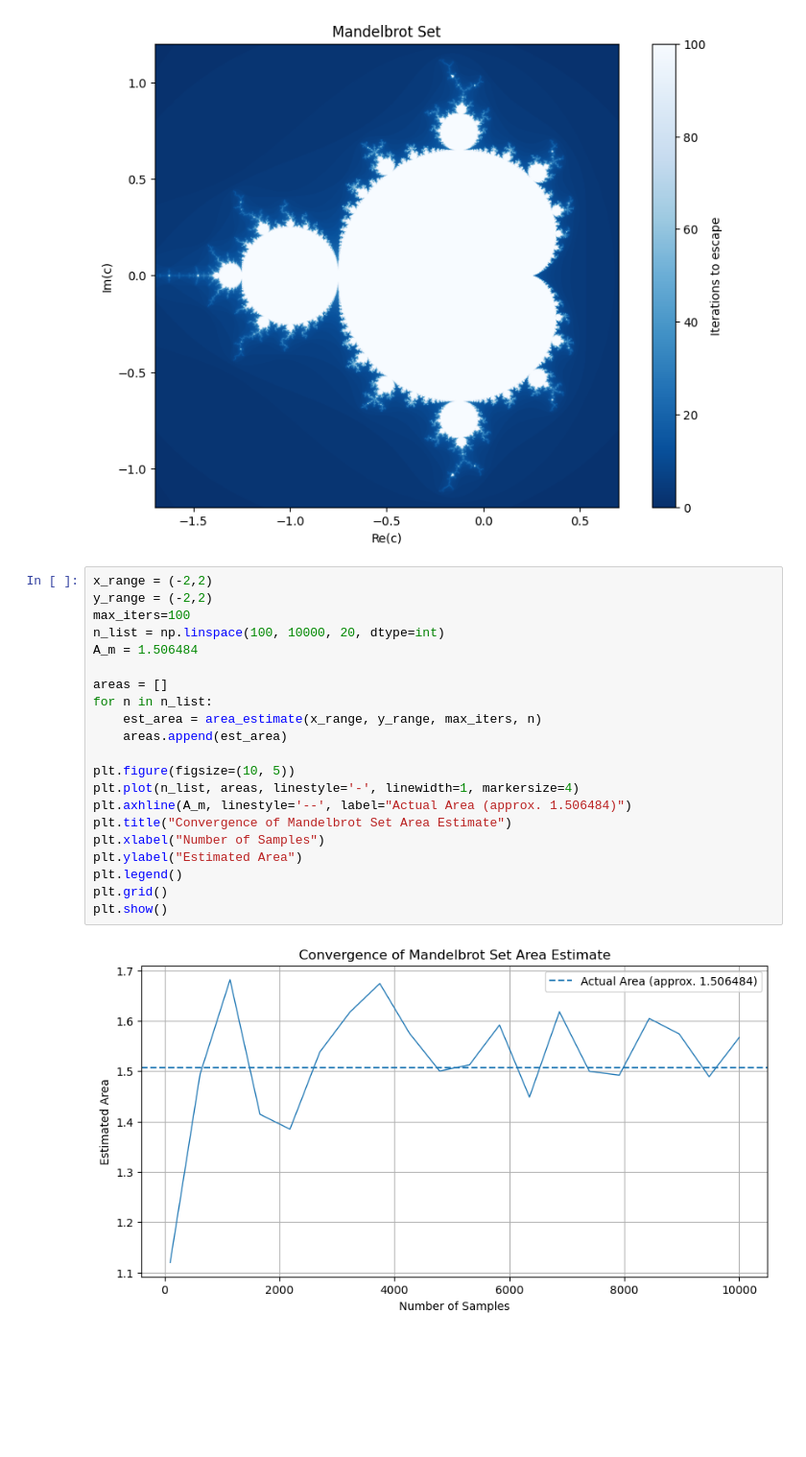
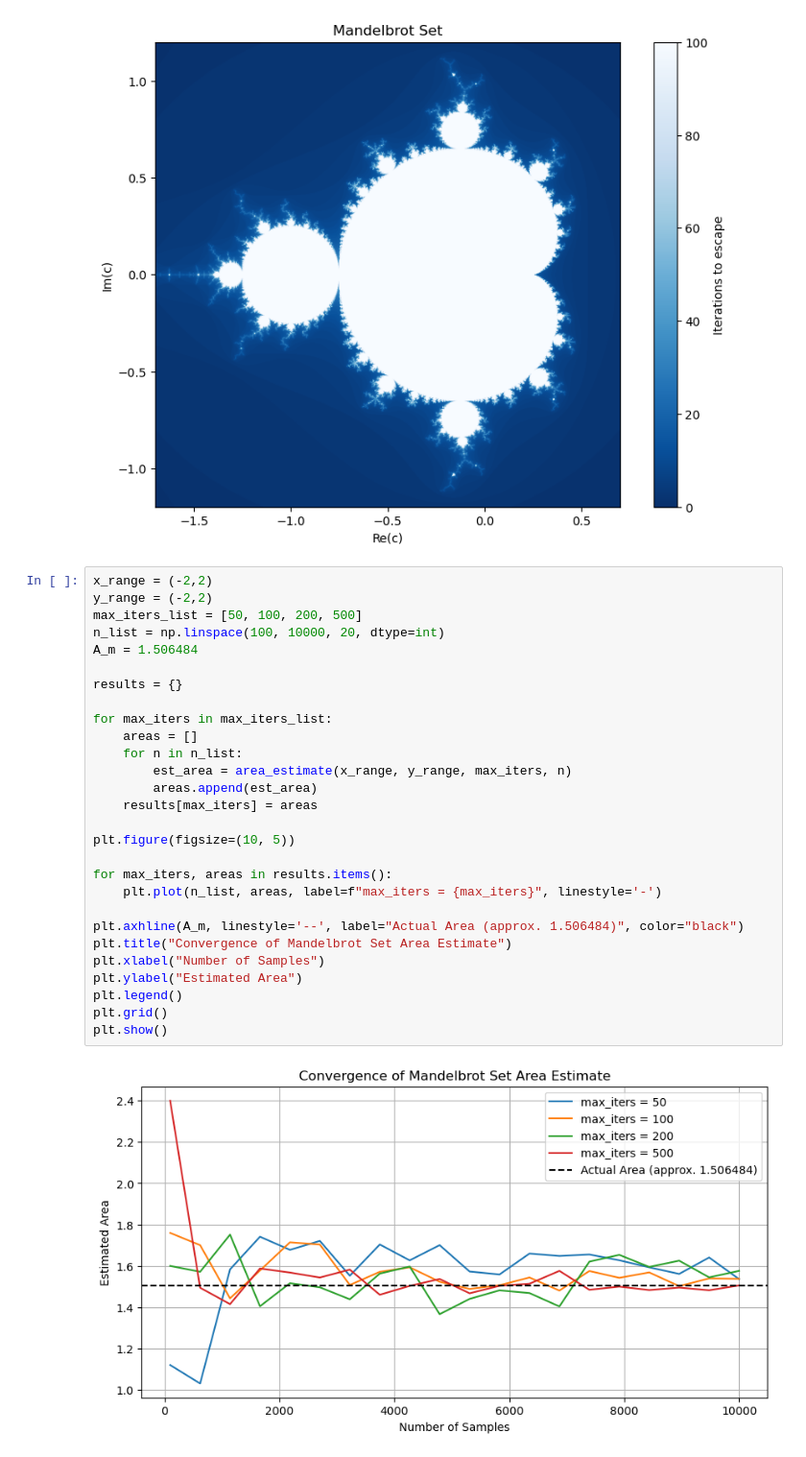
Before and after one commit to magggienn/stoch-sim-mandelbrot, a Jupyter notebook: Zainab's changes/Mandelbrot Analysis.ipynb, the cells around one changed output. Shown at 96% size. Saved outputs shown, nothing was run; the diff lists cells and outputs as text; blank space fills up the shorter version.

```diff
--- a/Zainab's changes/Mandelbrot Analysis.ipynb
+++ b/Zainab's changes/Mandelbrot Analysis.ipynb
@@ -65,23 +65,30 @@ plot_fractal(create_grid(x,y,max_iters),min(x),max(x),min(y),max(y))
 # %%
 x_range = (-2,2)
 y_range = (-2,2)
-max_iters=100
+max_iters_list = [50, 100, 200, 500]
 n_list = np.linspace(100, 10000, 20, dtype=int)
 A_m = 1.506484
 
-areas = []
-for n in n_list:
-    est_area = area_estimate(x_range, y_range, max_iters, n)
-    areas.append(est_area)
+results = {}
+
+for max_iters in max_iters_list:
+    areas = []
+    for n in n_list:
+        est_area = area_estimate(x_range, y_range, max_iters, n)
+        areas.append(est_area)
+    results[max_iters] = areas
 
 plt.figure(figsize=(10, 5))
-plt.plot(n_list, areas, linestyle='-', linewidth=1, markersize=4)
-plt.axhline(A_m, linestyle='--', label="Actual Area (approx. 1.506484)")
+
+for max_iters, areas in results.items():
+    plt.plot(n_list, areas, label=f"max_iters = {max_iters}", linestyle='-')
+
+plt.axhline(A_m, linestyle='--', label="Actual Area (approx. 1.506484)", color="black")
 plt.title("Convergence of Mandelbrot Set Area Estimate")
 plt.xlabel("Number of Samples")
 plt.ylabel("Estimated Area")
 plt.legend()
 plt.grid()
 plt.show()
 # %% [output]
-[figure, old version]
+[figure, new version]
```
Also changed, not shown: 1 other file.
